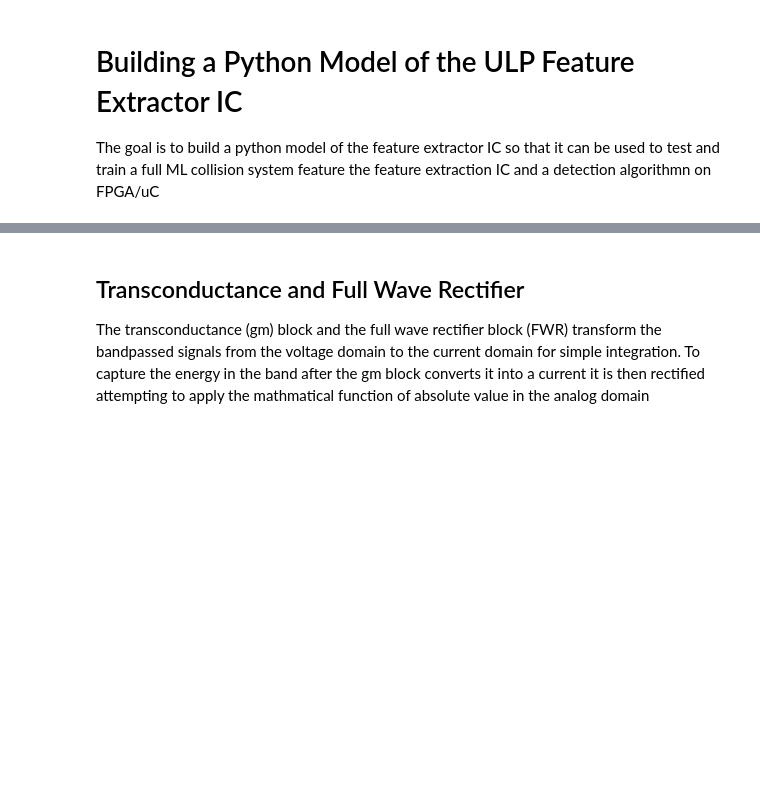
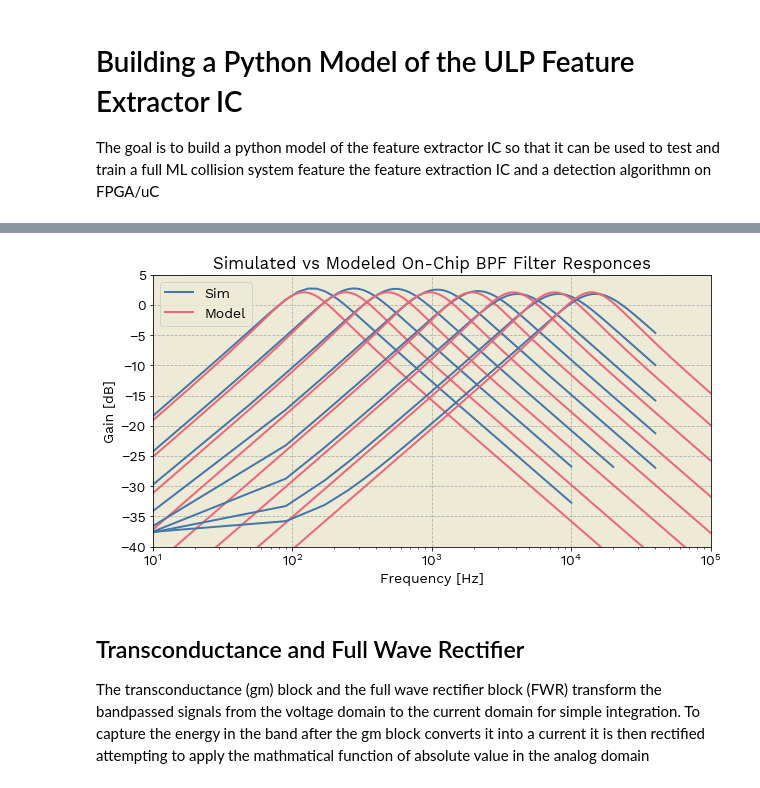
Before and after one commit to clocktop/feature_extractor_model, a Jupyter notebook: feature_extractor_model_exploration.ipynb, the cells around one changed output, grey strips where cells are left out. Cells and saved outputs as stored; diff of their text form; code cells hidden in the pictures; blank space fills up the shorter version.

Commit message:
model and supporting files now operational

```diff
--- a/feature_extractor_model_exploration.ipynb
+++ b/feature_extractor_model_exploration.ipynb
@@ -5,3 +72,39 @@ The goal is to build a python model of the feature extractor IC so that it can b
+# %%
+c1 = [2*750e-15*32, 2*750e-15*16, 2*750e-15*8, 2*750e-15*4, 2*750e-15*2, 2*750e-15, 2*750e-15, 2*750e-15]
+c2 = [2*1.8e-12*32, 2*1.8e-12*16, 2*1.8e-12*8, 2*1.8e-12*4, 2*1.8e-12*2, 2*1.8e-12, 2*1.8e-12, 2*1.8e-12]
+
+gm1 = [91.7679e-9, 91.8279e-9, 91.8269e-9, 91.8269e-9, 91.8269e-9, 91.1552e-9, 178.72e-9, 326.848e-9]
+gm2 = [34.7765e-9, 34.7996e-9, 34.7992e-9, 34.7992e-9, 34.7992e-9, 34.5252e-9, 68.4916e-9, 127.022e-9]
+
+col = bpf_import.columns
+bpfs = []
+nums = []
+dens = []
+fig,ax = plt.subplots(1,figsize=[10,5], sharex=True)
+i = 0
+ii = 0
+while i<len(col):
+    num = [-1*c2[ii]/gm2[ii], 0]
+    nums.append(num)
+    den = [(c1[ii]*c2[ii])/(gm1[ii]*gm2[ii]), c1[ii]/gm2[ii], 1]
+    dens.append(den)
+    bpf_1 = signal.TransferFunction(num, den)
+    bpfs.append(bpf_1)
+    ii = ii+1
+
+    w,h = signal.freqs(num, den, worN=np.logspace(1, 6, 1000))
+    ax.semilogx(bpf_import[col[i]], bpf_import[col[i+1]],linewidth=2,c="C0")
+    ax.semilogx(w/2/np.pi, 20*np.log10(np.abs(h))-5.5,linewidth=2, c="C1")
+    i = i +2
+ax.set_xlim([10, 1e5])
+ax.set_ylim([-40, 5])
+ax.legend(["Sim", "Model"])
+ax.set_xlabel("Frequency [Hz]")
+ax.set_ylabel("Gain [dB]")
+ax.set_title("Simulated vs Modeled On-Chip BPF Filter Responces")
+fig.savefig(img_path+"simvmodel_onchip_bpf_responce.svg")
+# %% [output]
+[figure, added]
 # %% [markdown]
 ## Transconductance and Full Wave Rectifier
 
```
Also changed, not shown: parts of 28 cells of this notebook, 8 other files.
